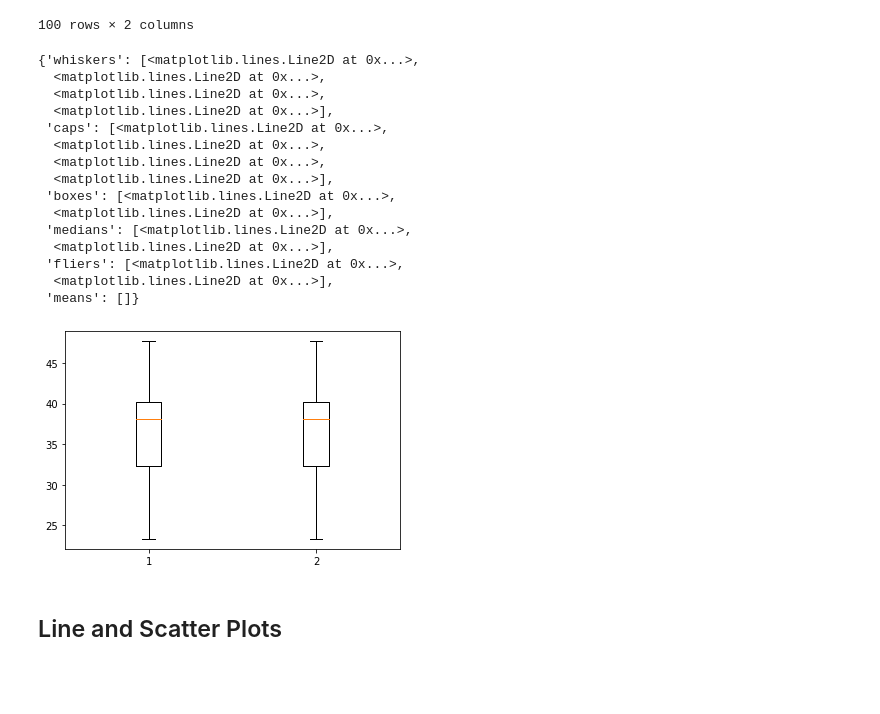
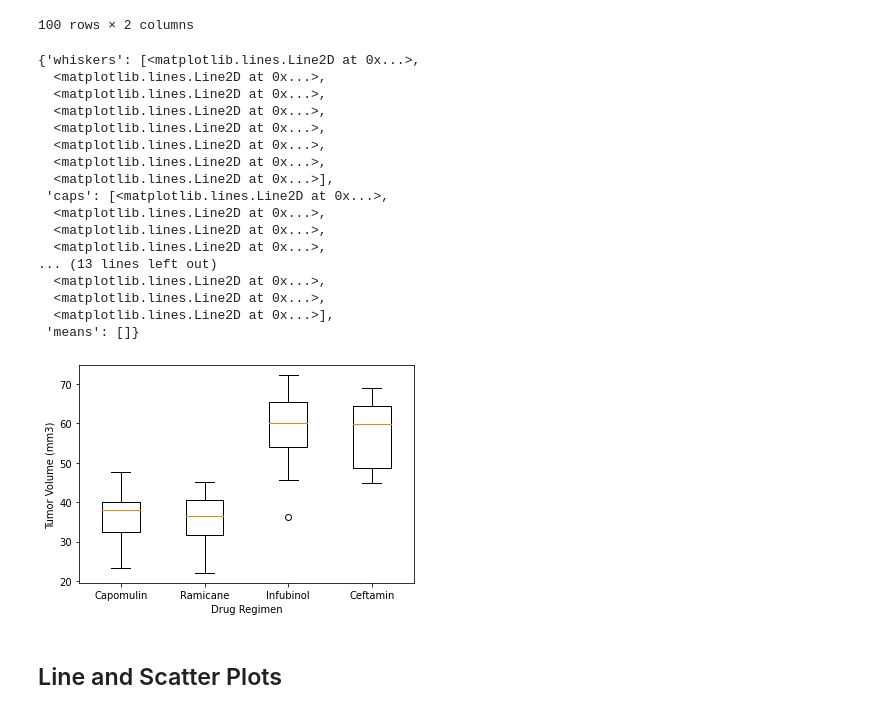
Before and after one commit to BNY-Lemon/matplotlib-challenge, a Jupyter notebook: pymaceuticals_starter.ipynb, the cells around one changed output. Cells and saved outputs as stored; diff of their text form; code cells hidden in the pictures; blank space fills up the shorter version.

```diff
--- a/pymaceuticals_starter.ipynb
+++ b/pymaceuticals_starter.ipynb
@@ -212,48 +213,38 @@ merge_df
 | Ramicane | z578 | 30.638696 |
 | Infubinol | z581 | 62.754451 |
 100 rows × 2 columns
-# %%
-# Put treatments into a list for for loop (and later for plot labels)
-treatment_list = ["Capomulin", "Ramicane", "Infubinol", "Ceftamin"]
-capomulin = merge_df.loc[treatment_list[0]]["Tumor Volume (mm3)"]
-
-plt.boxplot([capomulin, capomulin])
-# Create empty list to fill with tumor vol data (for plotting)
-# empty_dict = {}
-# merge_df.loc[treatment_list[0]]
-# # Calculate the IQR and quantitatively determine if there are any potential outliers.
-# # quartiles = empty_list["Tumor Volume (mm3)"].quantile([.25,.5,.75])
-# # lowerq = quartiles[0.25]
-# # upperq = quartiles[0.75]
-# # iqr = upperq-lowerq
-
-# for i in treatment_list:
-#     # Locate the rows which contain mice on each drug and get the tumor volumes
-#     empty_dict.append(merge_df.loc[i])
-
-#     # add subset
-
-
-#     # Determine outliers using upper and lower bounds
-# %% [output]
-{'whiskers': [<matplotlib.lines.Line2D at 0x...>,
-  <matplotlib.lines.Line2D at 0x...>,
-  <matplotlib.lines.Line2D at 0x...>,
-  <matplotlib.lines.Line2D at 0x...>],
- 'caps': [<matplotlib.lines.Line2D at 0x...>,
-  <matplotlib.lines.Line2D at 0x...>,
-  <matplotlib.lines.Line2D at 0x...>,
-  <matplotlib.lines.Line2D at 0x...>],
- 'boxes': [<matplotlib.lines.Line2D at 0x...>,
-  <matplotlib.lines.Line2D at 0x...>],
- 'medians': [<matplotlib.lines.Line2D at 0x...>,
-  <matplotlib.lines.Line2D at 0x...>],
- 'fliers': [<matplotlib.lines.Line2D at 0x...>,
-  <matplotlib.lines.Line2D at 0x...>],
- 'means': []}
-[figure, removed]
+# %%
+# Put treatments into a list for for loop (and later for plot labels)
+treatment_list = ["Capomulin", "Ramicane", "Infubinol", "Ceftamin"]
+capomulin = merge_df.loc[treatment_list[0]]["Tumor Volume (mm3)"]
+ramicane = merge_df.loc[treatment_list[1]]["Tumor Volume (mm3)"]
+infubinol = merge_df.loc[treatment_list[2]]["Tumor Volume (mm3)"]
+ceftamin = merge_df.loc[treatment_list[3]]["Tumor Volume (mm3)"]
 # %%
 # Generate a box plot of the final tumor volume of each mouse across four regimens of interest
+plt.xticks([], treatment_list)
+plt.xlabel("Drug Regimen")
+plt.ylabel("Tumor Volume (mm3)")
+plt.boxplot([capomulin, ramicane, infubinol, ceftamin])
+# %% [output]
+{'whiskers': [<matplotlib.lines.Line2D at 0x...>,
+  <matplotlib.lines.Line2D at 0x...>,
+  <matplotlib.lines.Line2D at 0x...>,
+  <matplotlib.lines.Line2D at 0x...>,
+  <matplotlib.lines.Line2D at 0x...>,
+  <matplotlib.lines.Line2D at 0x...>,
+  <matplotlib.lines.Line2D at 0x...>,
+  <matplotlib.lines.Line2D at 0x...>],
+ 'caps': [<matplotlib.lines.Line2D at 0x...>,
+  <matplotlib.lines.Line2D at 0x...>,
+  <matplotlib.lines.Line2D at 0x...>,
+  <matplotlib.lines.Line2D at 0x...>,
+... (13 lines left out)
+  <matplotlib.lines.Line2D at 0x...>,
+  <matplotlib.lines.Line2D at 0x...>,
+  <matplotlib.lines.Line2D at 0x...>],
+ 'means': []}
+[figure, added]
 # %% [markdown]
 ## Line and Scatter Plots
 # %%
```
Also changed, not shown: parts of 10 cells of this notebook.
